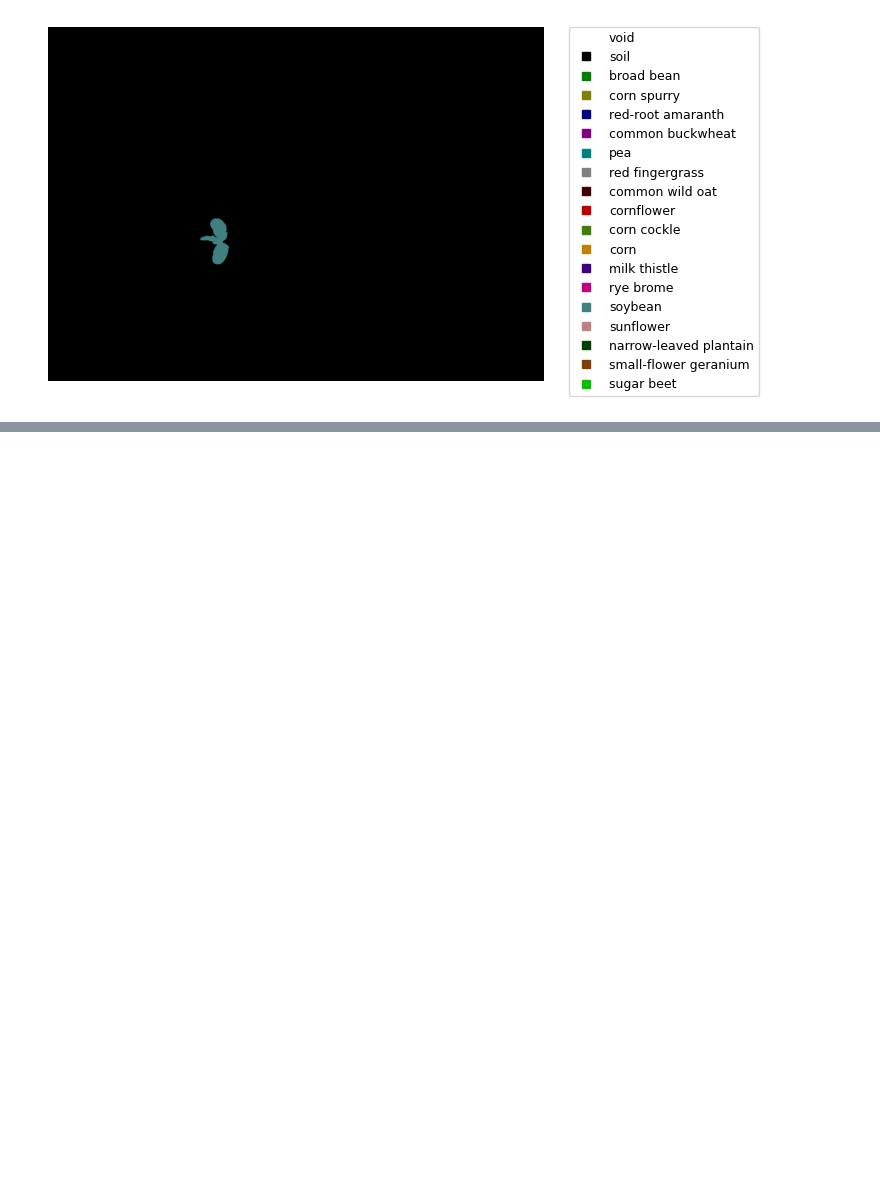
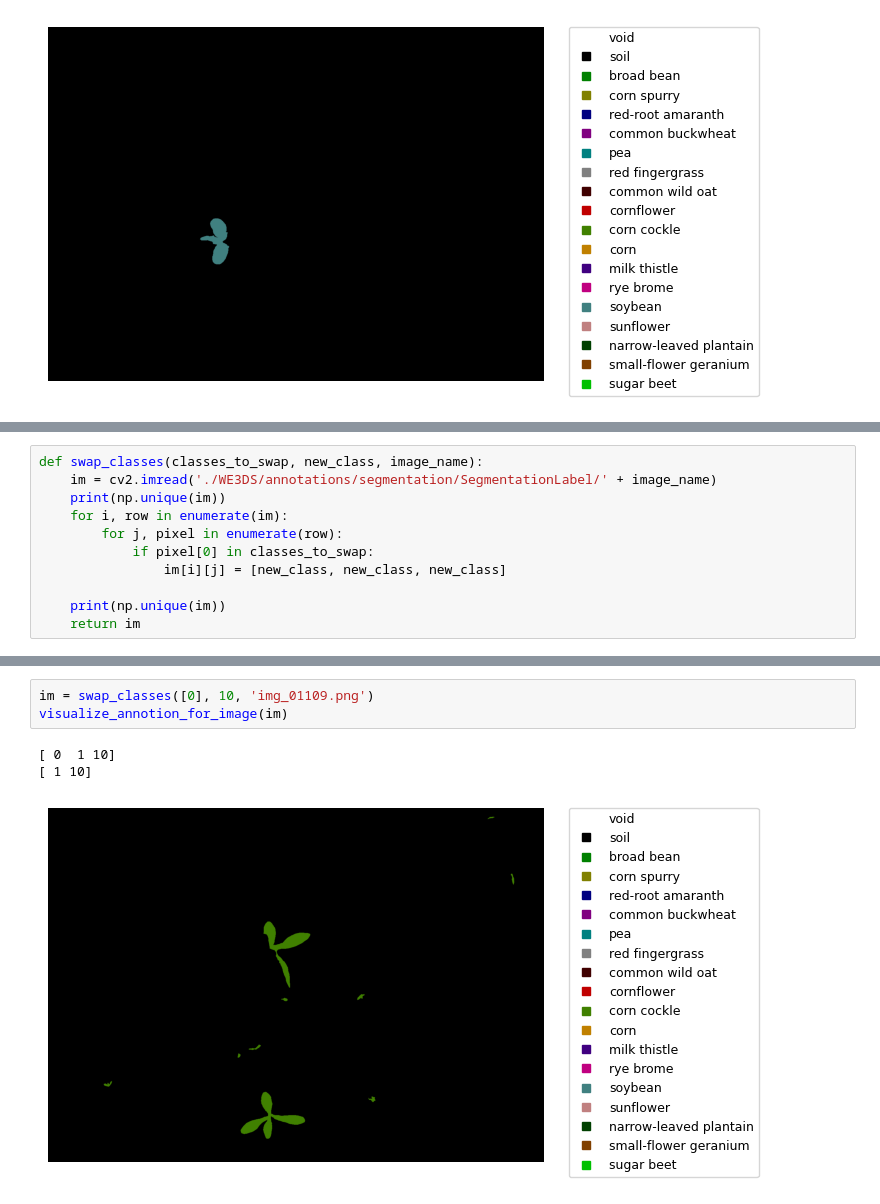
Before and after one commit to katekuian/master_thesis, a Jupyter notebook: 01_data_preparation.ipynb, the cells around one changed output, grey strips where cells are left out. Cells and saved outputs as stored; diff of their text form; blank space fills up the shorter version.

```diff
--- a/01_data_preparation.ipynb
+++ b/01_data_preparation.ipynb
@@ -105,0 +106,11 @@ visualize_annotion('img_00045.png')
+# %%
+def swap_classes(classes_to_swap, new_class, image_name):
+    im = cv2.imread('./WE3DS/annotations/segmentation/SegmentationLabel/' + image_name)
+    print(np.unique(im))
+    for i, row in enumerate(im):
+        for j, pixel in enumerate(row):
+            if pixel[0] in classes_to_swap:
+                im[i][j] = [new_class, new_class, new_class]
+
+    print(np.unique(im))
+    return im
@@ -105,0 +121,7 @@ visualize_annotion('img_00045.png')
+# %%
+im = swap_classes([0], 10, 'img_01109.png')
+visualize_annotion_for_image(im)
+# %% [output]
+[ 0  1 10]
+[ 1 10]
+[figure, added]
```
Also changed, not shown: parts of 4 cells of this notebook.
